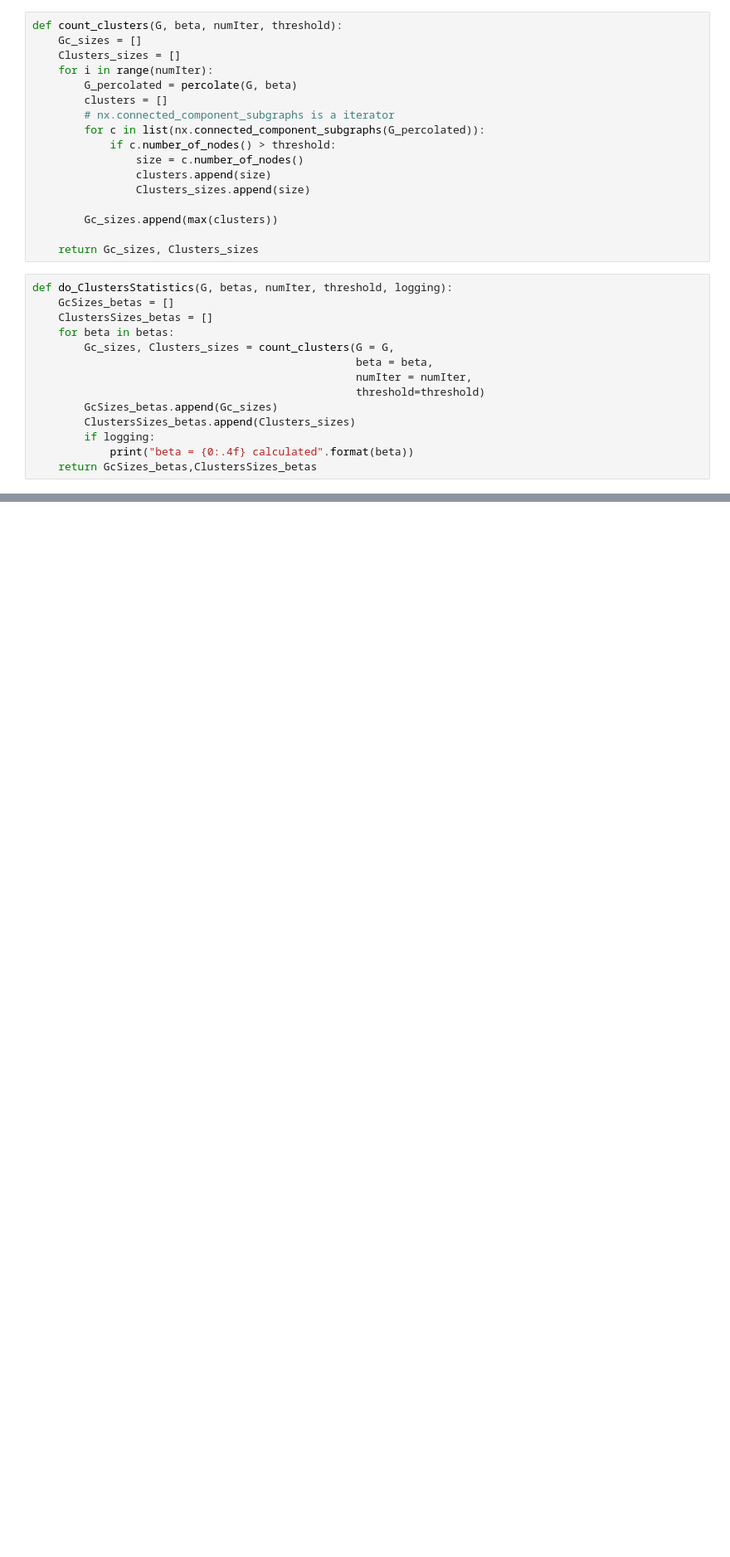
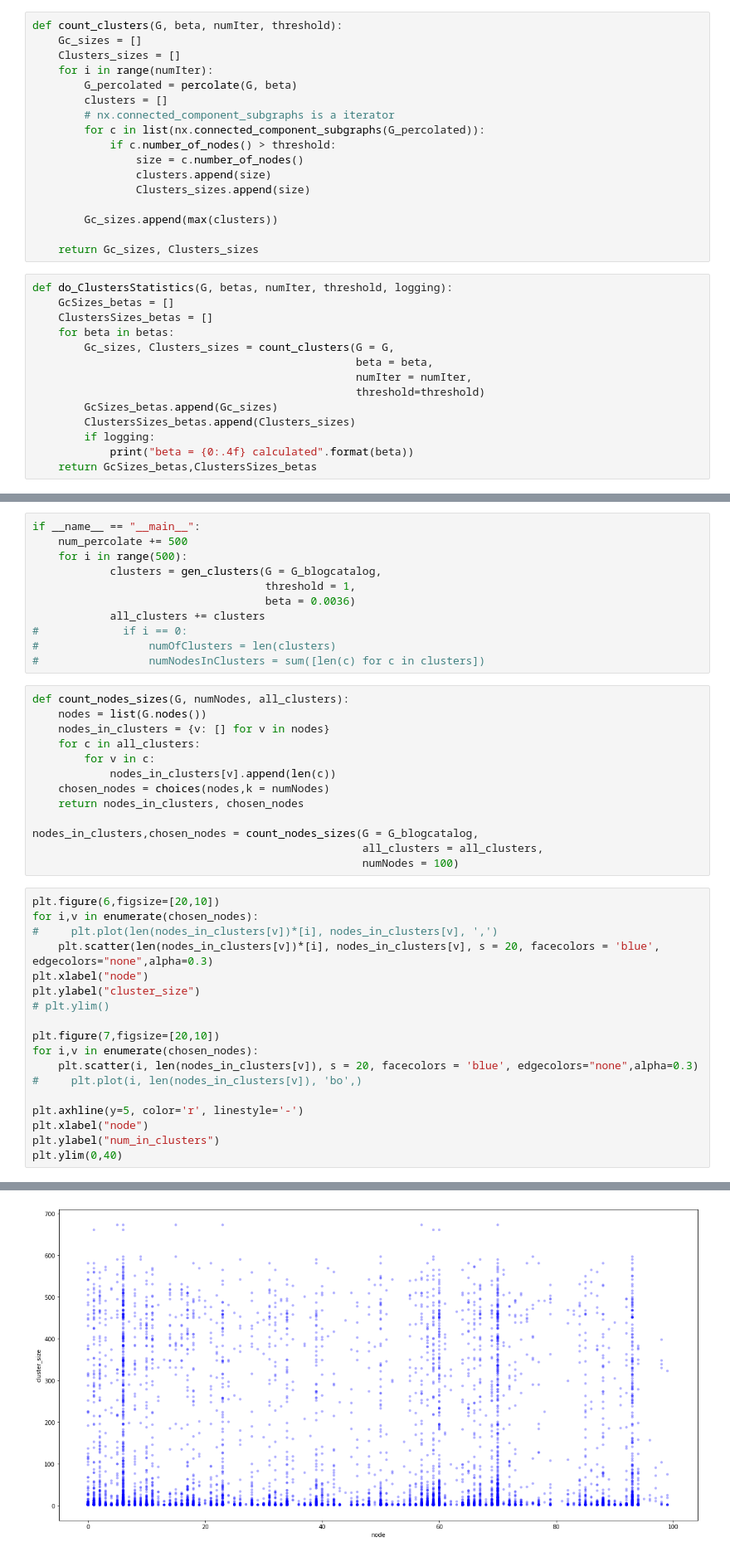
Before and after one commit to PurpleCornflakes/Percolation_NodeEmbedding, a Jupyter notebook: Percolation.ipynb, the cells around one changed output, grey strips where cells are left out. Shown at 83% size. Drawn from its saved outputs; the diff is of its cells as text; blank space fills up the shorter version.

```diff
--- a/Percolation.ipynb
+++ b/Percolation.ipynb
@@ -173,0 +246,43 @@ plot_numClusters(numClusters)
+# %%
+if __name__ == "__main__":
+    num_percolate += 500
+    for i in range(500):
+            clusters = gen_clusters(G = G_blogcatalog,
+                                    threshold = 1,
+                                    beta = 0.0036)
+            all_clusters += clusters
+#             if i == 0:
+#                 numOfClusters = len(clusters)
+#                 numNodesInClusters = sum([len(c) for c in clusters])
+# %%
+def count_nodes_sizes(G, numNodes, all_clusters):
+    nodes = list(G.nodes())
+    nodes_in_clusters = {v: [] for v in nodes}
+    for c in all_clusters:
+        for v in c:
+            nodes_in_clusters[v].append(len(c))
+    chosen_nodes = choices(nodes,k = numNodes)
+    return nodes_in_clusters, chosen_nodes
+
+nodes_in_clusters,chosen_nodes = count_nodes_sizes(G = G_blogcatalog,
+                                                   all_clusters = all_clusters,
+                                                   numNodes = 100)
+# %%
+plt.figure(6,figsize=[20,10])
+for i,v in enumerate(chosen_nodes):
+#     plt.plot(len(nodes_in_clusters[v])*[i], nodes_in_clusters[v], ',')
+    plt.scatter(len(nodes_in_clusters[v])*[i], nodes_in_clusters[v], s = 20, facecolors = 'blue', edgecolors="none",alpha=0.3)
+plt.xlabel("node")
+plt.ylabel("cluster_size")
+# plt.ylim()
+
+plt.figure(7,figsize=[20,10])
+for i,v in enumerate(chosen_nodes):
+    plt.scatter(i, len(nodes_in_clusters[v]), s = 20, facecolors = 'blue', edgecolors="none",alpha=0.3)
+#     plt.plot(i, len(nodes_in_clusters[v]), 'bo',)
+
+plt.axhline(y=5, color='r', linestyle='-')
+plt.xlabel("node")
+plt.ylabel("num_in_clusters")
+plt.ylim(0,40)
+# %% [output]
@@ -173,0 +290 @@ plot_numClusters(numClusters)
+[figure, added]
```
Also changed, not shown: parts of 17 cells of this notebook, 5 other files.
